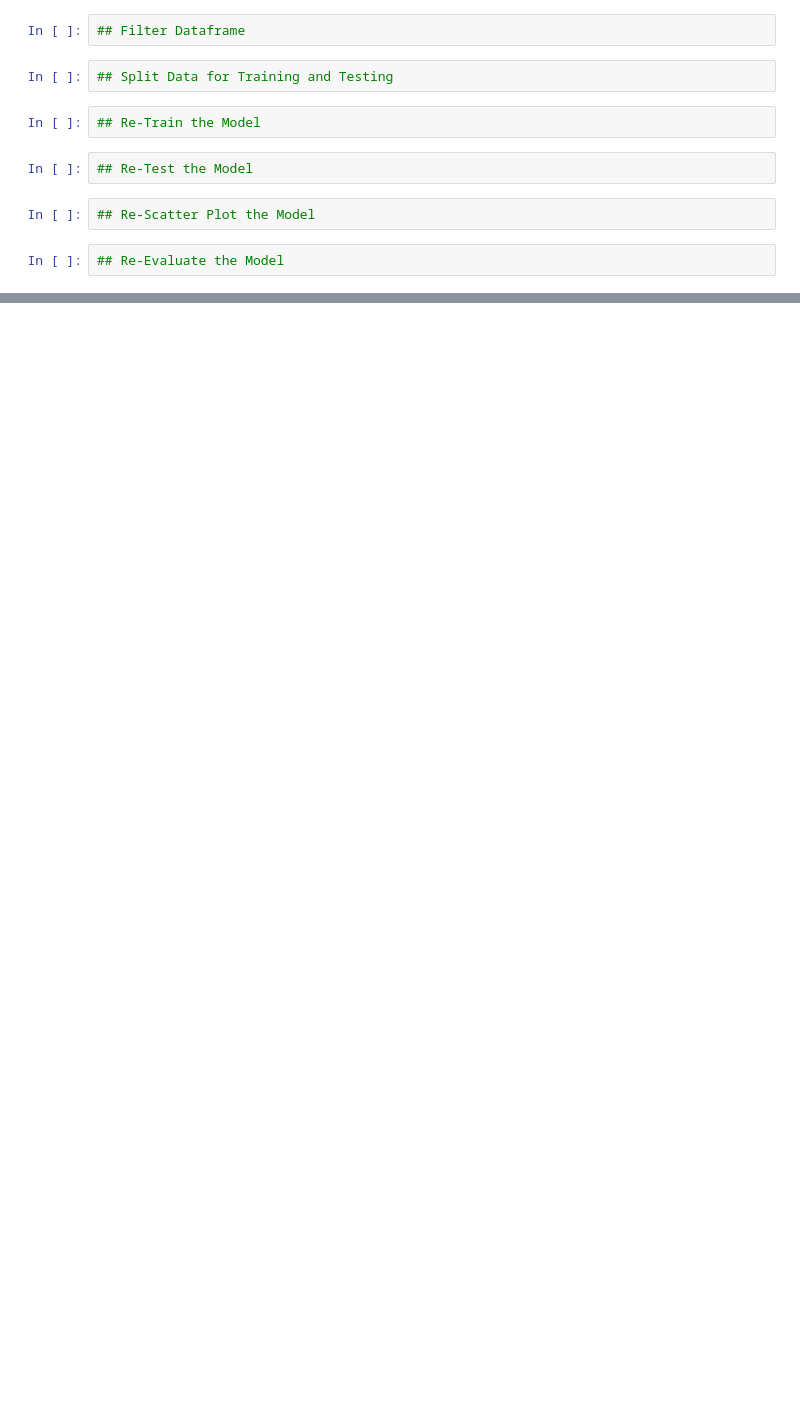
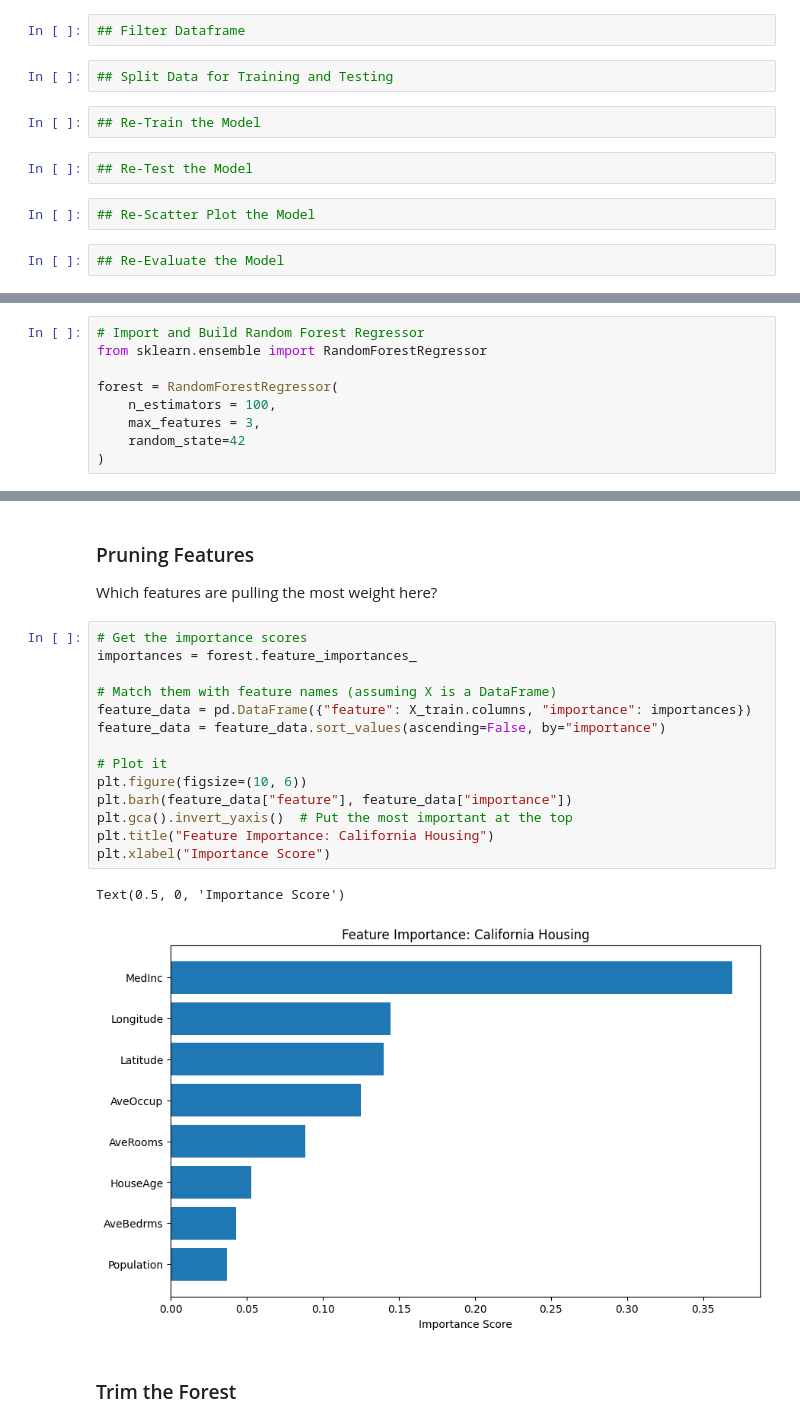
Before and after one commit to michaeltothewilson/data-with-python, a Jupyter notebook: notebooks/11_machine_learning_linear_regression_housing.ipynb, the cells around one changed output, grey strips where cells are left out. Drawn from its saved outputs; the diff is of its cells as text; blank space fills up the shorter version.

```diff
--- a/notebooks/11_machine_learning_linear_regression_housing.ipynb
+++ b/notebooks/11_machine_learning_linear_regression_housing.ipynb
@@ -358,0 +361,9 @@ Does the "perfect prediction" line better represent the data now that the horizo
+# %%
+# Import and Build Random Forest Regressor
+from sklearn.ensemble import RandomForestRegressor
+
+forest = RandomForestRegressor(
+    n_estimators = 100,
+    max_features = 3,
+    random_state=42
+)
@@ -358,0 +380,23 @@ Does the "perfect prediction" line better represent the data now that the horizo
+# %% [markdown]
+### Pruning Features
+
+Which features are pulling the most weight here?
+# %%
+# Get the importance scores
+importances = forest.feature_importances_
+
+# Match them with feature names (assuming X is a DataFrame)
+feature_data = pd.DataFrame({"feature": X_train.columns, "importance": importances})
+feature_data = feature_data.sort_values(ascending=False, by="importance")
+
+# Plot it
+plt.figure(figsize=(10, 6))
+plt.barh(feature_data["feature"], feature_data["importance"])
+plt.gca().invert_yaxis()  # Put the most important at the top
+plt.title("Feature Importance: California Housing")
+plt.xlabel("Importance Score")
+# %% [output]
+Text(0.5, 0, 'Importance Score')
+[figure, added]
+# %% [markdown]
+### Trim the Forest
```
Also changed, not shown: parts of 6 cells of this notebook.
